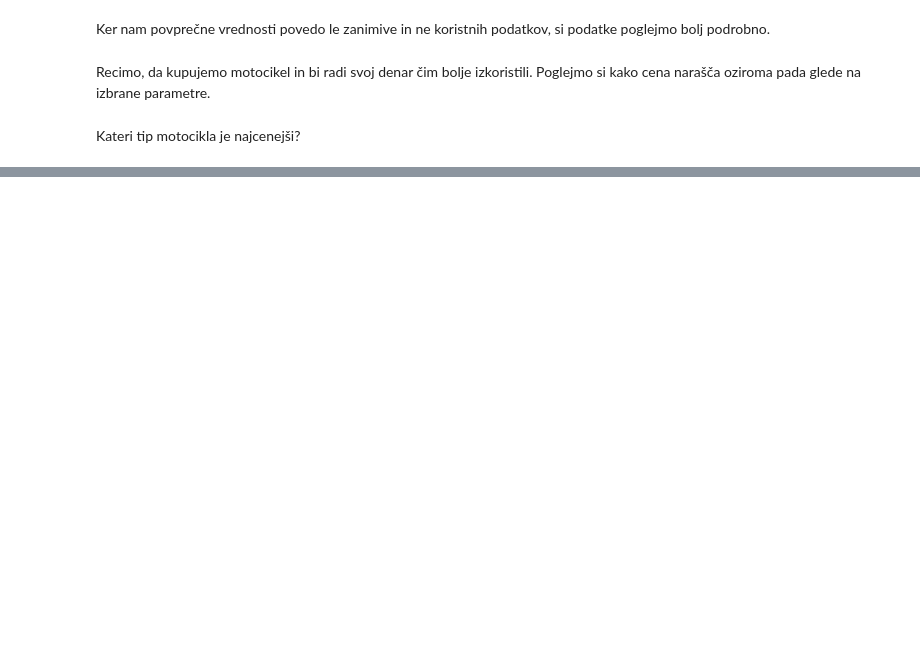
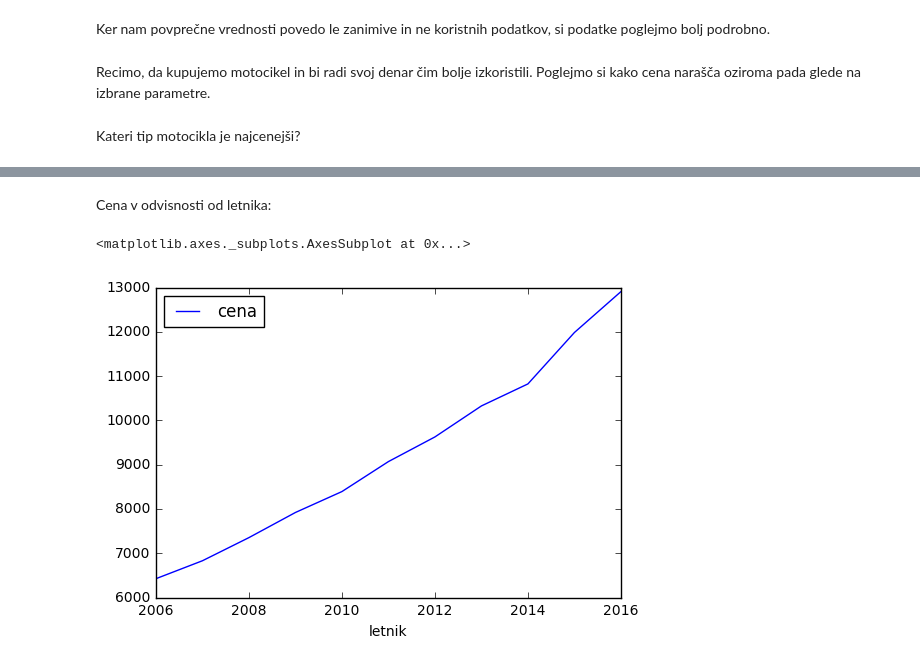
Before and after one commit to FMF-projects/rabljeni-motocikli, a Jupyter notebook: rabljeni_motocikli.ipynb, the cells around one changed output, grey strips where cells are left out. Saved outputs shown, nothing was run; the diff lists cells and outputs as text; code cells hidden in the pictures; blank space fills up the shorter version.

```diff
--- a/rabljeni_motocikli.ipynb
+++ b/rabljeni_motocikli.ipynb
@@ -96,0 +122,8 @@ pd.DataFrame(tipi['cena']).sort_values(['cena'])
+# %% [markdown]
+Cena v odvisnosti od letnika:
+# %%
+letnik = motocikli.groupby('letnik').mean()
+pd.DataFrame(letnik['cena']).plot(kind='line')
+# %% [output]
+<matplotlib.axes._subplots.AxesSubplot at 0x...>
+[figure, added]
```
Also changed, not shown: parts of 16 cells of this notebook.
